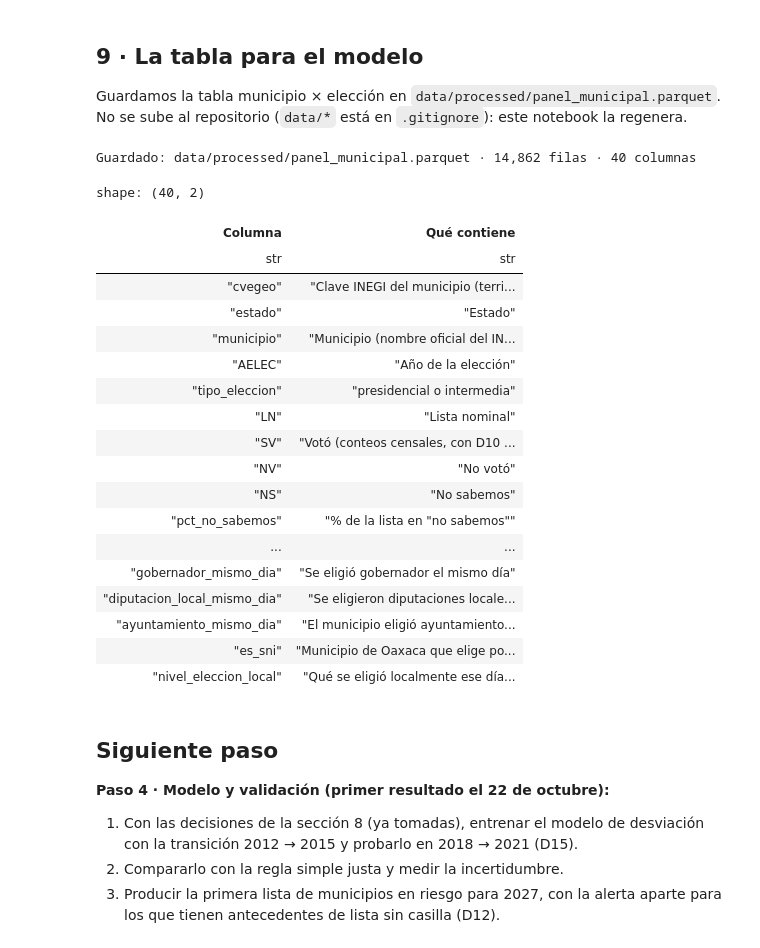
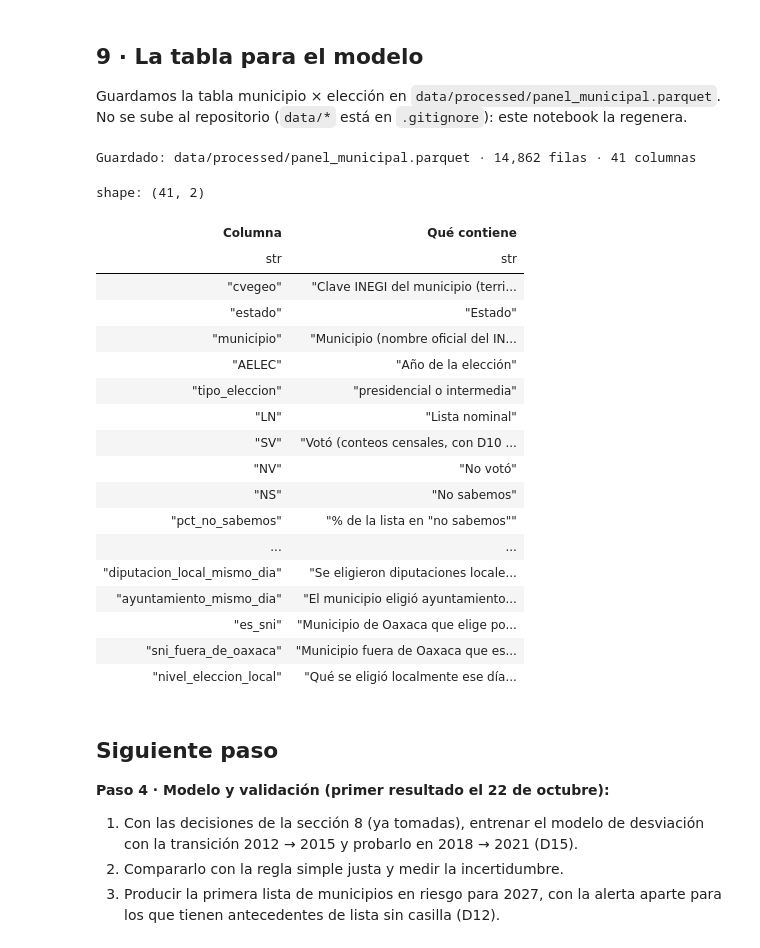
Before and after one commit to JorgeTato99/ine-hackathon-2026, a Jupyter notebook: notebooks/03_historia_y_variables.ipynb, the cells around one changed output. Cells and saved outputs as stored; diff of their text form; code cells hidden in the pictures.

```diff
--- a/notebooks/03_historia_y_variables.ipynb
+++ b/notebooks/03_historia_y_variables.ipynb
@@ -841,6 +848,14 @@ extraordinaria_mismo_dia = {2021: [clave('13', 'Acaxochitlán'), clave('13', 'Ix
 extraordinaria_otro_dia = {2024: [clave('07', 'Chicomuselo'), clave('07', 'Pantelhó'), clave('07', 'Capitán Luis Ángel Vidal')]}
 chichicapam = clave('20', 'San Baltazar Chichicápam')
 
+# Fuera de Oaxaca: municipio-año que no elige ayuntamiento por partidos en la jornada. 2027 "incierto" = régimen de 2024
+sni_fuera = pl.read_csv(raiz / 'data/reference/municipios_sni_fuera_oaxaca.csv', infer_schema=False).with_columns(pl.col('anio_jornada').cast(pl.Int16))
+regimen_2024 = sni_fuera.filter(pl.col('anio_jornada') == 2024).select('cvegeo', regimen_2024='elige_ayuntamiento_por_partidos')
+sni_fuera = (sni_fuera.join(regimen_2024, on='cvegeo', how='left')
+             .with_columns(elige=pl.when(pl.col('elige_ayuntamiento_por_partidos') == 'incierto').then(pl.col('regimen_2024')).otherwise(pl.col('elige_ayuntamiento_por_partidos'))))
+assert sni_fuera['elige'].is_in(['si', 'no']).all()
+sin_partidos_fuera = sni_fuera.filter(pl.col('elige') == 'no').select('cvegeo', pl.col('anio_jornada').alias('AELEC'), sni_fuera_de_oaxaca=pl.lit(True))
+
 ANIOS_CON_2027 = ANIOS + [2027]
 concurrencia = (
     nombres_2024.select('cvegeo').join(pl.DataFrame({'AELEC': ANIOS_CON_2027}, schema={'AELEC': pl.Int16}), how='cross')
@@ -855,8 +870,13 @@ concurrencia = (
         .when(pl.struct('AELEC', 'cvegeo').map_elements(lambda r: r['cvegeo'] in extraordinaria_otro_dia.get(r['AELEC'], []), return_dtype=pl.Boolean)).then(False)
         .otherwise(pl.col('ayuntamiento_mismo_dia')),
     )
+    .join(sin_partidos_fuera, on=['cvegeo', 'AELEC'], how='left')
+    .with_columns(sni_fuera_de_oaxaca=pl.col('sni_fuera_de_oaxaca').fill_null(False))
+    .with_columns(ayuntamiento_mismo_dia=pl.when(pl.col('sni_fuera_de_oaxaca')).then(False).otherwise(pl.col('ayuntamiento_mismo_dia')))
 )
 assert concurrencia['gobernador_mismo_dia'].null_count() == 0
+print('Municipio-año fuera de Oaxaca sin ayuntamiento por partidos:',
+      concurrencia.filter(pl.col('sni_fuera_de_oaxaca')).group_by('AELEC').len().sort('AELEC').to_dicts())
 panel = panel.join(concurrencia.drop('clave_estado'), on=['cvegeo', 'AELEC'], how='left')
 panel = panel.with_columns(clave_estado=pl.col('cvegeo').str.slice(0, 2).cast(pl.Int8))
 
@@ -1133,39 +1154,40 @@ columnas = {
     'LN_65_mas': 'Lista de 65 años o más', 'LN_hombres': 'Lista de hombres',
     'clave_estado': 'Clave INEGI del estado',
     'gobernador_mismo_dia': 'Se eligió gobernador el mismo día',
     'diputacion_local_mismo_dia': 'Se eligieron diputaciones locales el mismo día',
     'ayuntamiento_mismo_dia': 'El municipio eligió ayuntamiento el mismo día (con excepciones SNI y extraordinarias)',
     'es_sni': 'Municipio de Oaxaca que elige por sistemas normativos indígenas',
+    'sni_fuera_de_oaxaca': 'Municipio fuera de Oaxaca que ese año no eligió ayuntamiento por partidos (sistemas normativos indígenas)',
     'nivel_eleccion_local': 'Qué se eligió localmente ese día: con gobernador, locales sin gobernador o ninguna',
 }
 salida = raiz / 'data/processed/panel_municipal.parquet'
 panel.select(list(columnas)).write_parquet(salida)
 print(f'Guardado: {salida.relative_to(raiz)} · {panel.height:,} filas · {len(columnas)} columnas')
 # Calendario municipal 2009-2027 (incluye 2027, que el modelo necesita)
 concurrencia.write_parquet(raiz / 'data/processed/concurrencia_municipal.parquet')
 # Tabla por sección: a qué municipio de 2024 va y si cuadra con su acta (para cruces por edad y sexo)
 secciones.select('AELEC', 'EDOCVE', 'MPIOCVE', 'SECCION', 'TIPOSEC', 'municipio_2024', 'seccion_existe_en_2024', 'hay_actas', 'actas_casillas', 'no_cuadra_con_acta').write_parquet(raiz / 'data/processed/secciones_territorio_2024.parquet')
 pl.DataFrame({'Columna': list(columnas), 'Qué contiene': list(columnas.values())})
 # %% [output]
-Guardado: data/processed/panel_municipal.parquet · 14,862 filas · 40 columnas
+Guardado: data/processed/panel_municipal.parquet · 14,862 filas · 41 columnas
-shape: (40, 2)
+shape: (41, 2)
 | Columna | Qué contiene |
 | str | str |
 | "cvegeo" | "Clave INEGI del municipio (terri... |
 | "estado" | "Estado" |
 | "municipio" | "Municipio (nombre oficial del IN... |
 | "AELEC" | "Año de la elección" |
 | "tipo_eleccion" | "presidencial o intermedia" |
 | "LN" | "Lista nominal" |
 | "SV" | "Votó (conteos censales, con D10 ... |
 | "NV" | "No votó" |
 | "NS" | "No sabemos" |
 | "pct_no_sabemos" | "% de la lista en "no sabemos"" |
 | ... | ... |
-| "gobernador_mismo_dia" | "Se eligió gobernador el mismo día" |
 | "diputacion_local_mismo_dia" | "Se eligieron diputaciones locale... |
 | "ayuntamiento_mismo_dia" | "El municipio eligió ayuntamiento... |
 | "es_sni" | "Municipio de Oaxaca que elige po... |
+| "sni_fuera_de_oaxaca" | "Municipio fuera de Oaxaca que es... |
 | "nivel_eleccion_local" | "Qué se eligió localmente ese día... |
 # %% [markdown]
 ## Siguiente paso
```
Also changed, not shown: parts of 3 cells of this notebook, 9 other files.
